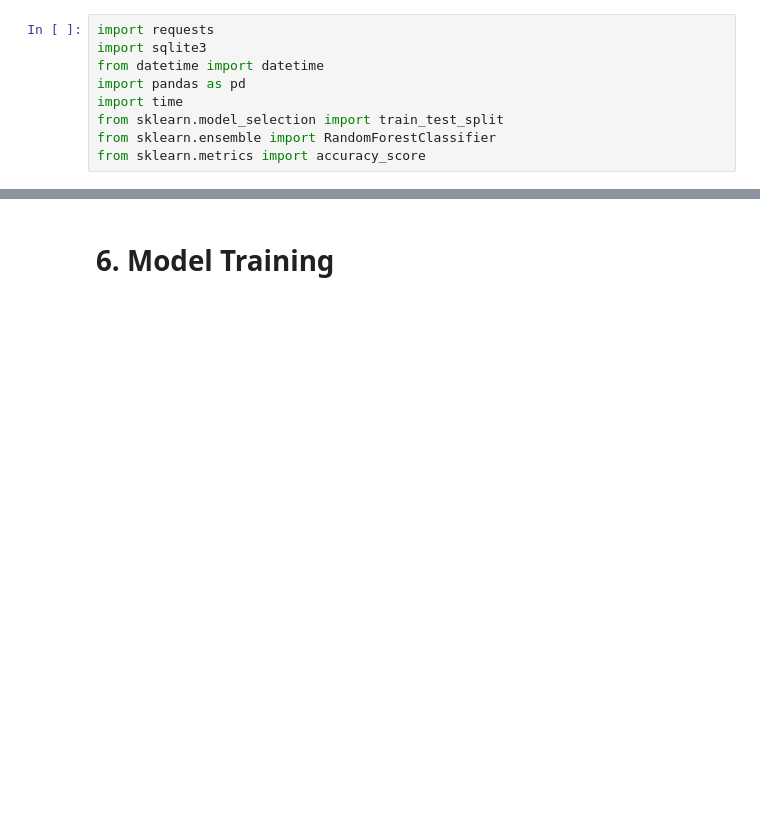
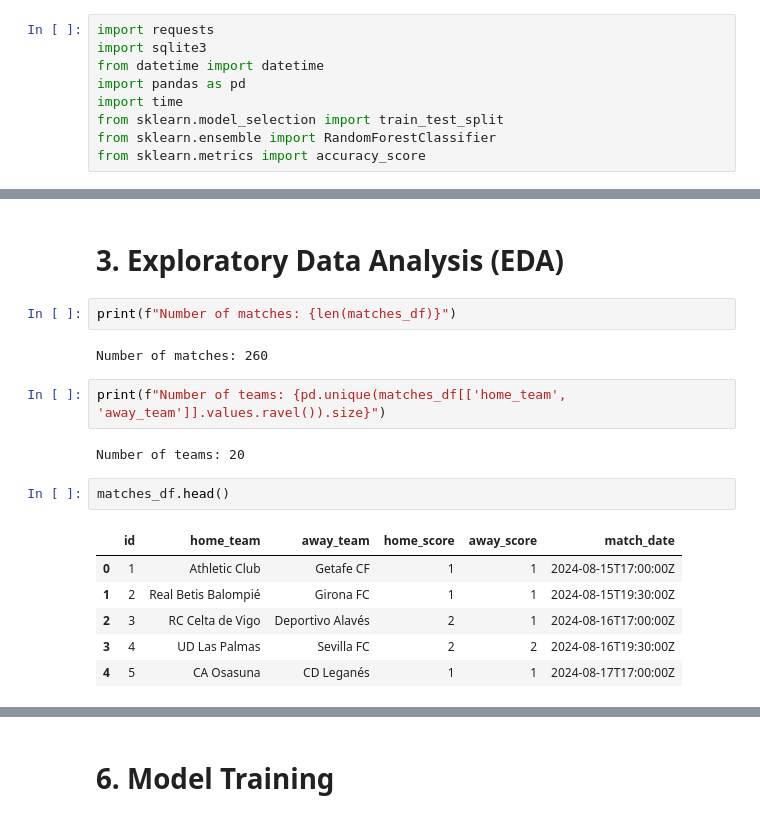
Before and after one commit to marinaperezs/football-match-outcome-prediction, a Jupyter notebook: 02_model_development.ipynb, the cells around one changed output, grey strips where cells are left out. Drawn from its saved outputs; the diff is of its cells as text; blank space fills up the shorter version.

```diff
--- a/02_model_development.ipynb
+++ b/02_model_development.ipynb
@@ -44,3 +59,22 @@ matches_df.describe()
 | 50% | 130.500000 | 1.000000 | 1.000000 |
 | 75% | 195.250000 | 2.000000 | 2.000000 |
 | max | 260.000000 | 7.000000 | 5.000000 |
+# %% [markdown]
+# 3. Exploratory Data Analysis (EDA)
+# %%
+print(f"Number of matches: {len(matches_df)}")
+# %% [output]
+Number of matches: 260
+# %%
+print(f"Number of teams: {pd.unique(matches_df[['home_team', 'away_team']].values.ravel()).size}")
+# %% [output]
+Number of teams: 20
+# %%
+matches_df.head()
+# %% [output]
+|  | id | home_team | away_team | home_score | away_score | match_date |
+| 0 | 1 | Athletic Club | Getafe CF | 1 | 1 | 2024-08-15T17:00:00Z |
+| 1 | 2 | Real Betis Balompié | Girona FC | 1 | 1 | 2024-08-15T19:30:00Z |
+| 2 | 3 | RC Celta de Vigo | Deportivo Alavés | 2 | 1 | 2024-08-16T17:00:00Z |
+| 3 | 4 | UD Las Palmas | Sevilla FC | 2 | 2 | 2024-08-16T19:30:00Z |
+| 4 | 5 | CA Osasuna | CD Leganés | 1 | 1 | 2024-08-17T17:00:00Z |
```
Also changed, not shown: parts of 17 cells of this notebook, 1 other file.
